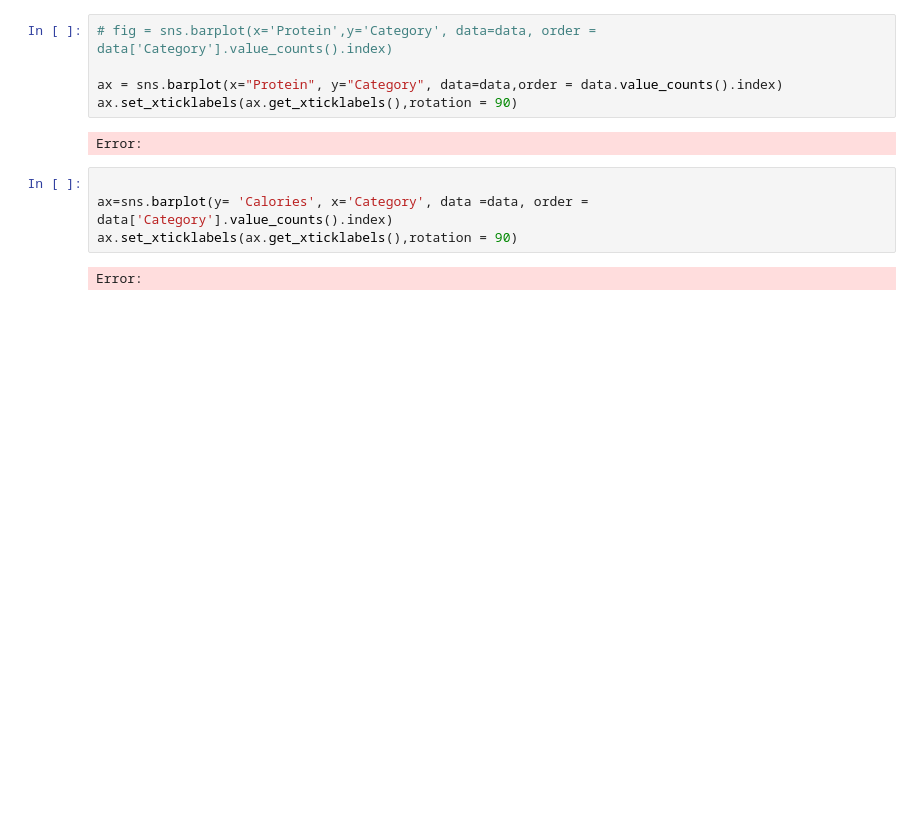
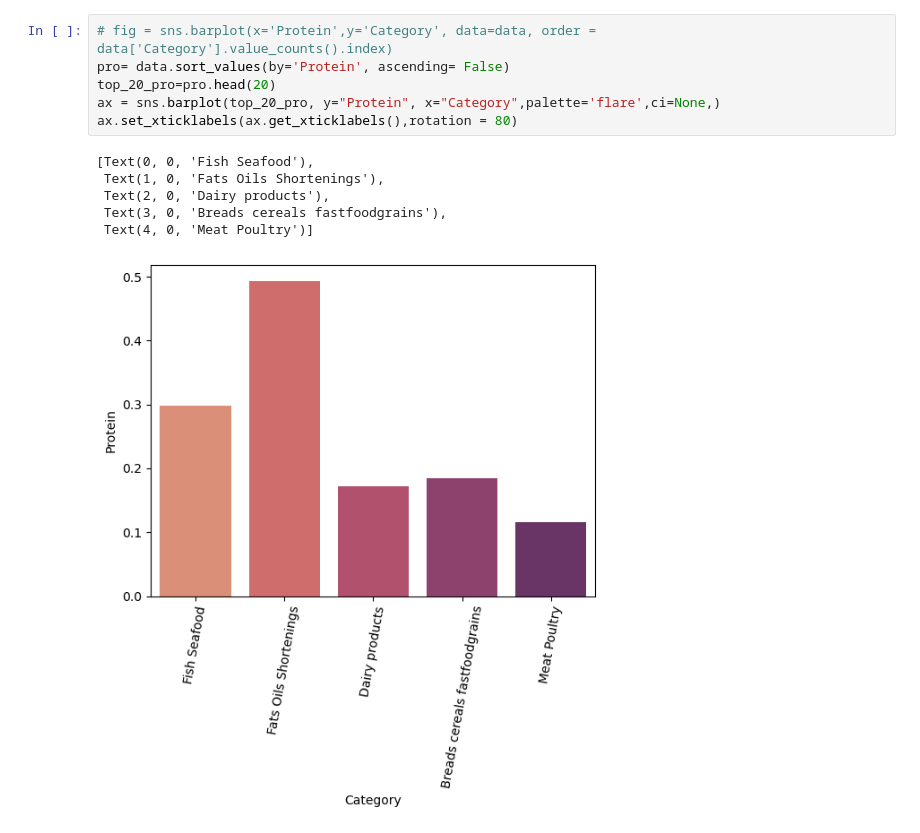
Before and after one commit to Rawanawh/Nutrition-facts-analysis, a Jupyter notebook: Nutrition project.ipynb, the cells around one changed output. Drawn from its saved outputs; the diff is of its cells as text; blank space fills up the shorter version.

```diff
--- a/Nutrition project.ipynb
+++ b/Nutrition project.ipynb
@@ -190,16 +187,16 @@ Error:
 # %%
 # fig = sns.barplot(x='Protein',y='Category', data=data, order = data['Category'].value_counts().index)
-
-ax = sns.barplot(x="Protein", y="Category", data=data,order = data.value_counts().index)
-ax.set_xticklabels(ax.get_xticklabels(),rotation = 90)
+pro= data.sort_values(by='Protein', ascending= False)
+top_20_pro=pro.head(20)
+ax = sns.barplot(top_20_pro, y="Protein", x="Category",palette='flare',ci=None,)
+ax.set_xticklabels(ax.get_xticklabels(),rotation = 80)
 # %% [output]
-Error:
+[Text(0, 0, 'Fish Seafood'),
+ Text(1, 0, 'Fats Oils Shortenings'),
+ Text(2, 0, 'Dairy products'),
+ Text(3, 0, 'Breads cereals fastfoodgrains'),
+ Text(4, 0, 'Meat Poultry')]
+[figure, added]
-# %%
-
-ax=sns.barplot(y= 'Calories', x='Category', data =data, order = data['Category'].value_counts().index)
-ax.set_xticklabels(ax.get_xticklabels(),rotation = 90)
-# %% [output]
-Error:
 # %%
 plot_order = data.groupby('Category')['Calories'].sum().sort_values(ascending=False).index.values
 ax= sns.catplot(data=data, x='Category',  y='Calories',kind='bar',ci=None, legend_out=False, order=plot_order)
```
Also changed, not shown: parts of 45 cells of this notebook.
